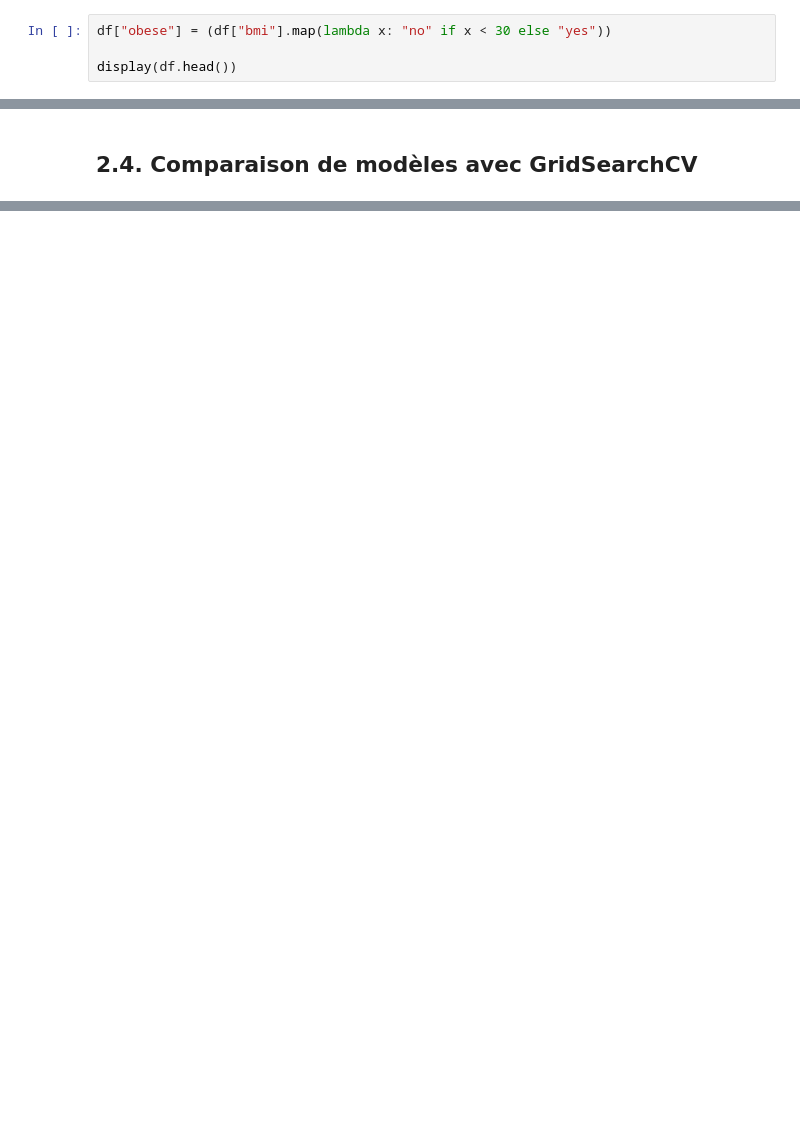
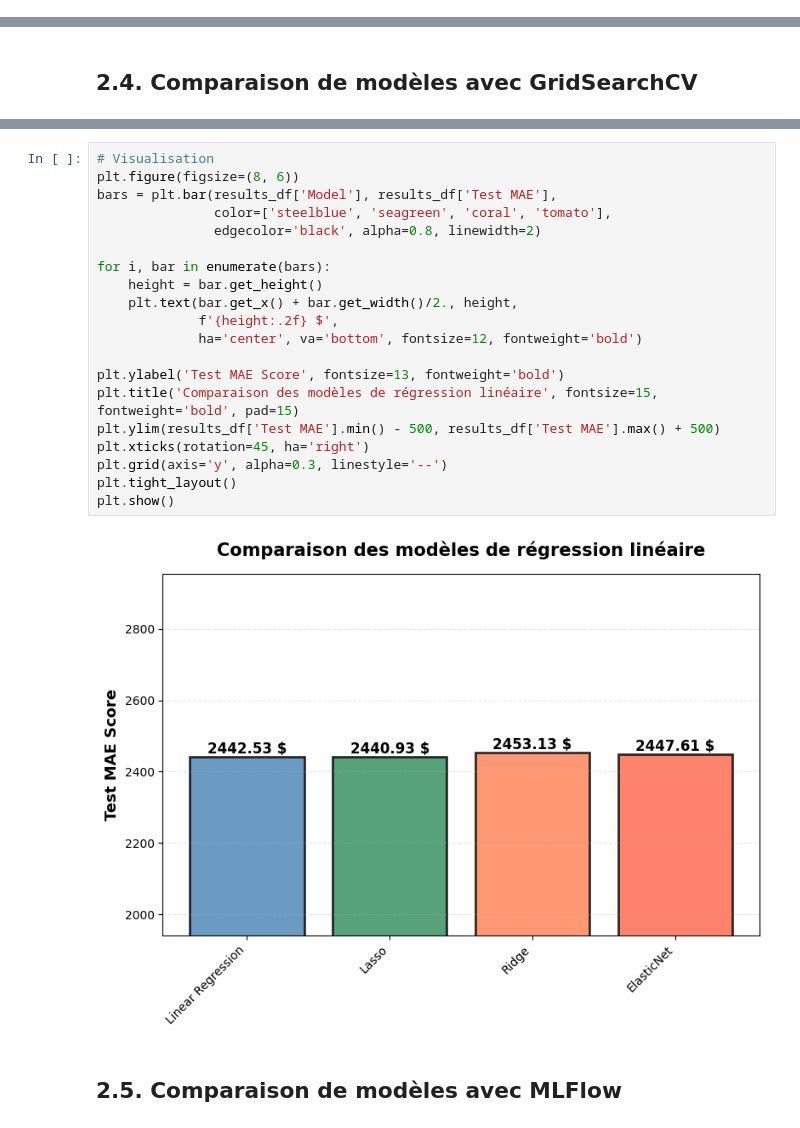
Before and after one commit to UmbertoEmonds/charge_vs_insurance, a Jupyter notebook: insurance_pipeline.ipynb, the cells around one changed output, grey strips where cells are left out. Cells and saved outputs as stored; diff of their text form; blank space fills up the shorter version.

```diff
--- a/insurance_pipeline.ipynb
+++ b/insurance_pipeline.ipynb
@@ -64,7 +74,3 @@ region      0
 charges     0
 dtype: int64
 → Pas de données manquantes
-# %%
-df["obese"] = (df["bmi"].map(lambda x: "no" if x < 30 else "yes"))
-
-display(df.head())
@@ -184,0 +240,24 @@ Mesures de performance (test) :
+# %%
+# Visualisation
+plt.figure(figsize=(8, 6))
+bars = plt.bar(results_df['Model'], results_df['Test MAE'],
+               color=['steelblue', 'seagreen', 'coral', 'tomato'],
+               edgecolor='black', alpha=0.8, linewidth=2)
+
+for i, bar in enumerate(bars):
+    height = bar.get_height()
+    plt.text(bar.get_x() + bar.get_width()/2., height,
+             f'{height:.2f} $',
+             ha='center', va='bottom', fontsize=12, fontweight='bold')
+
+plt.ylabel('Test MAE Score', fontsize=13, fontweight='bold')
+plt.title('Comparaison des modèles de régression linéaire', fontsize=15, fontweight='bold', pad=15)
+plt.ylim(results_df['Test MAE'].min() - 500, results_df['Test MAE'].max() + 500)
+plt.xticks(rotation=45, ha='right')
+plt.grid(axis='y', alpha=0.3, linestyle='--')
+plt.tight_layout()
+plt.show()
+# %% [output]
+[figure, added]
+# %% [markdown]
+## 2.5. Comparaison de modèles avec MLFlow
```
Also changed, not shown: parts of 27 cells of this notebook, 5 other files.
